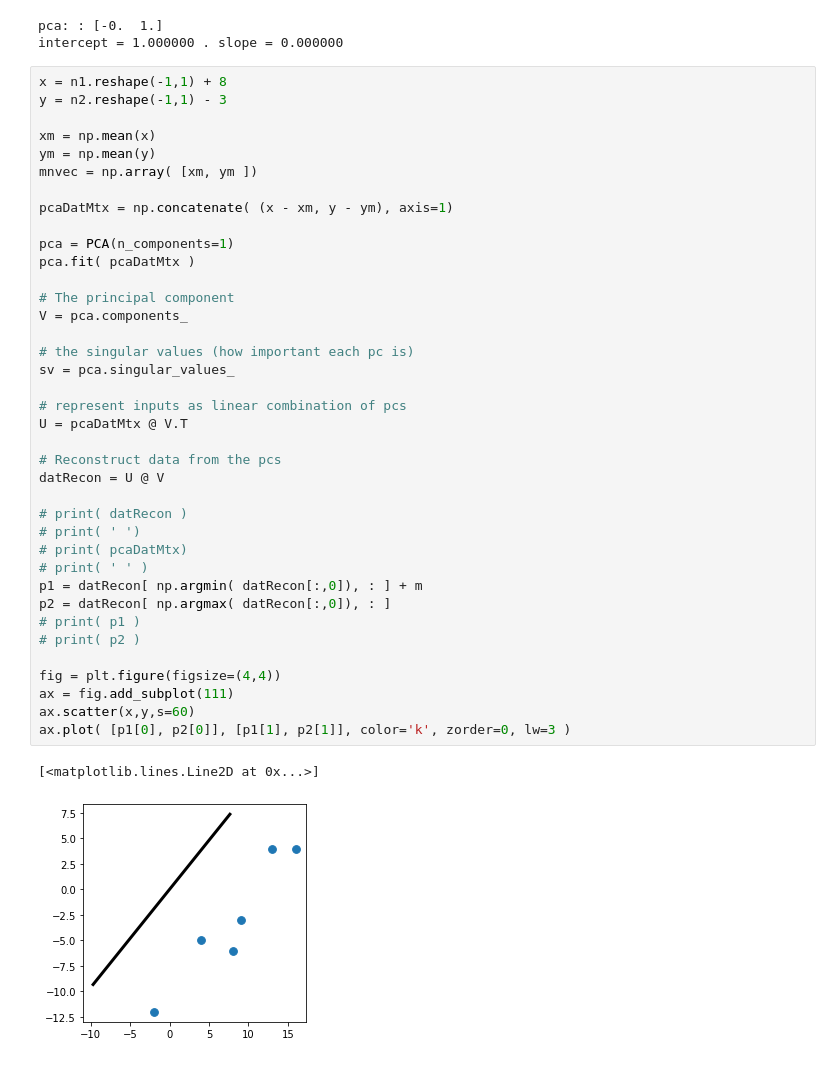
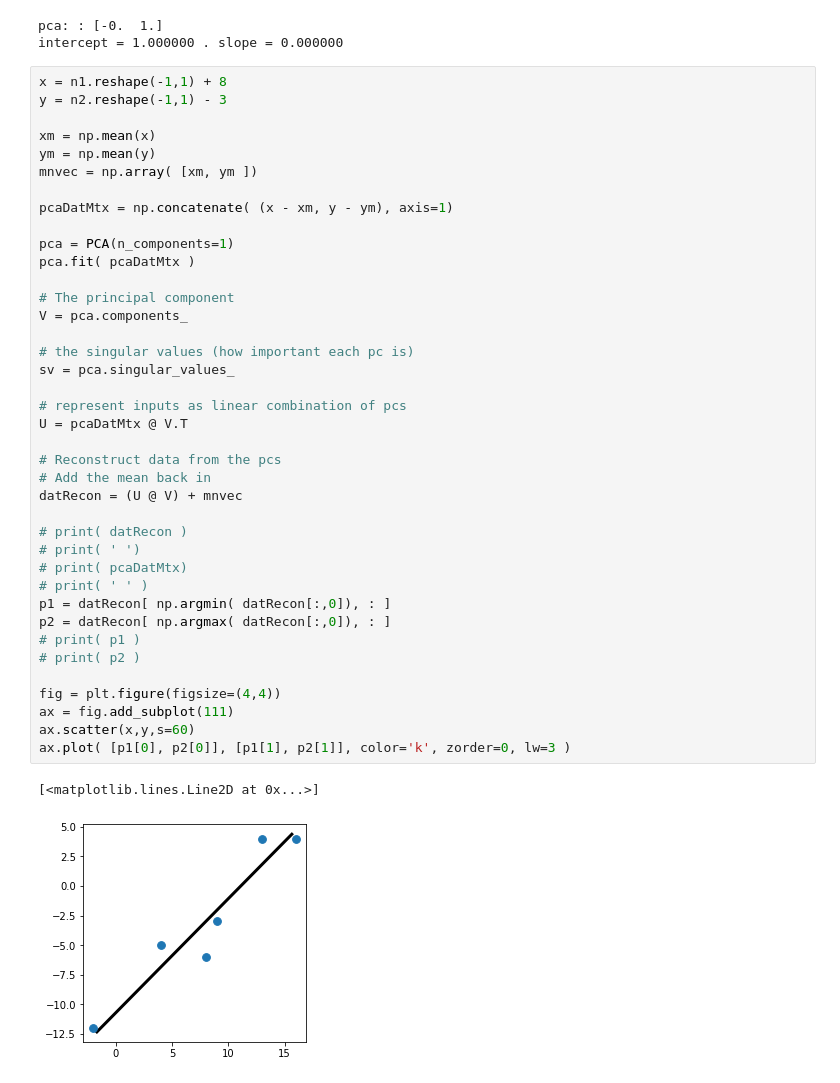
Before and after one commit to JaneliaMLCourse/MathClub, a Jupyter notebook: week4_linreg/PCAvsLR.ipynb, the cells around one changed output. Saved outputs shown, nothing was run; the diff lists cells and outputs as text.

Commit message:
pca plot as function

```diff
--- a/week4_linreg/PCAvsLR.ipynb
+++ b/week4_linreg/PCAvsLR.ipynb
@@ -94,33 +94,34 @@ mnvec = np.array( [xm, ym ])
 pcaDatMtx = np.concatenate( (x - xm, y - ym), axis=1)
 
 pca = PCA(n_components=1)
 pca.fit( pcaDatMtx )
 
 # The principal component
 V = pca.components_
 
 # the singular values (how important each pc is)
 sv = pca.singular_values_
 
 # represent inputs as linear combination of pcs
 U = pcaDatMtx @ V.T
 
 # Reconstruct data from the pcs
-datRecon = U @ V
+# Add the mean back in
+datRecon = (U @ V) + mnvec
 
 # print( datRecon )
 # print( ' ')
 # print( pcaDatMtx)
 # print( ' ' )
-p1 = datRecon[ np.argmin( datRecon[:,0]), : ] + m
+p1 = datRecon[ np.argmin( datRecon[:,0]), : ]
 p2 = datRecon[ np.argmax( datRecon[:,0]), : ]
 # print( p1 )
 # print( p2 )
 
 fig = plt.figure(figsize=(4,4))
 ax = fig.add_subplot(111)
 ax.scatter(x,y,s=60)
 ax.plot( [p1[0], p2[0]], [p1[1], p2[1]], color='k', zorder=0, lw=3 )
 # %% [output]
 [<matplotlib.lines.Line2D at 0x...>]
-[figure, old version]
+[figure, new version]
```
